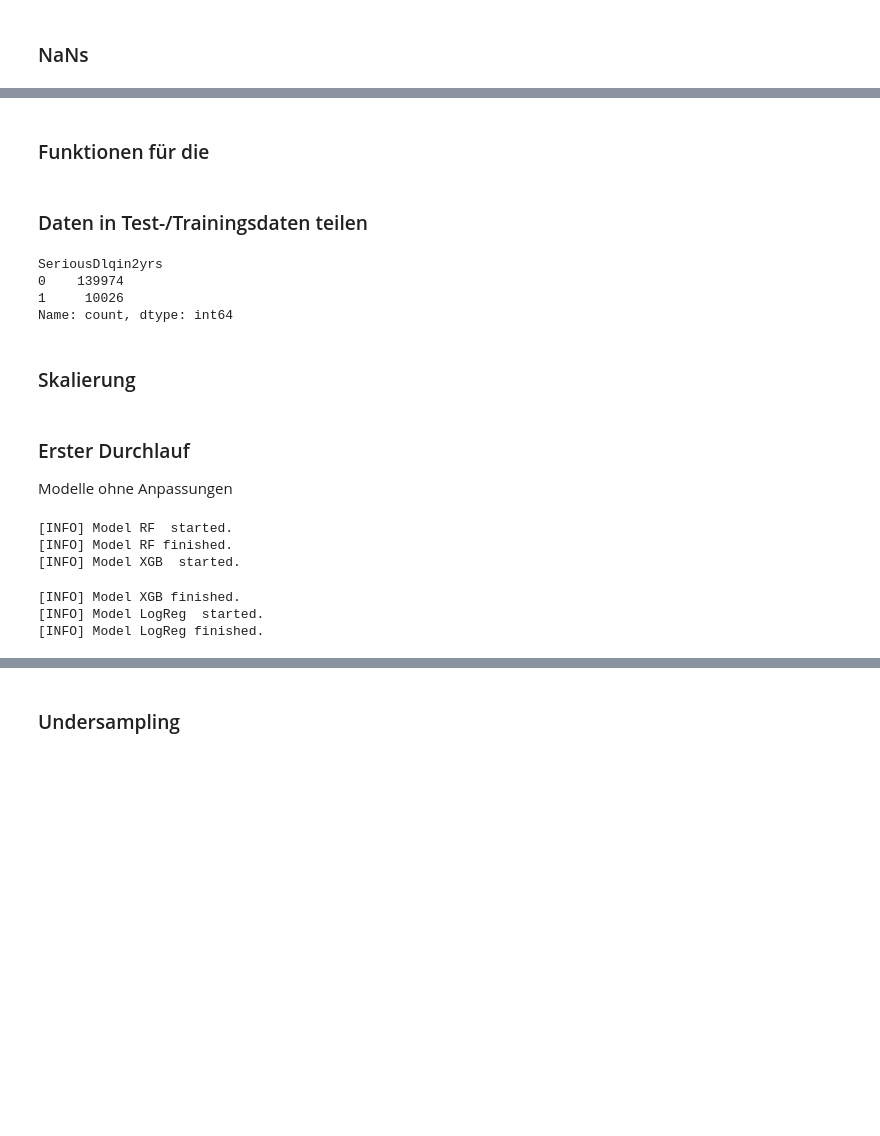
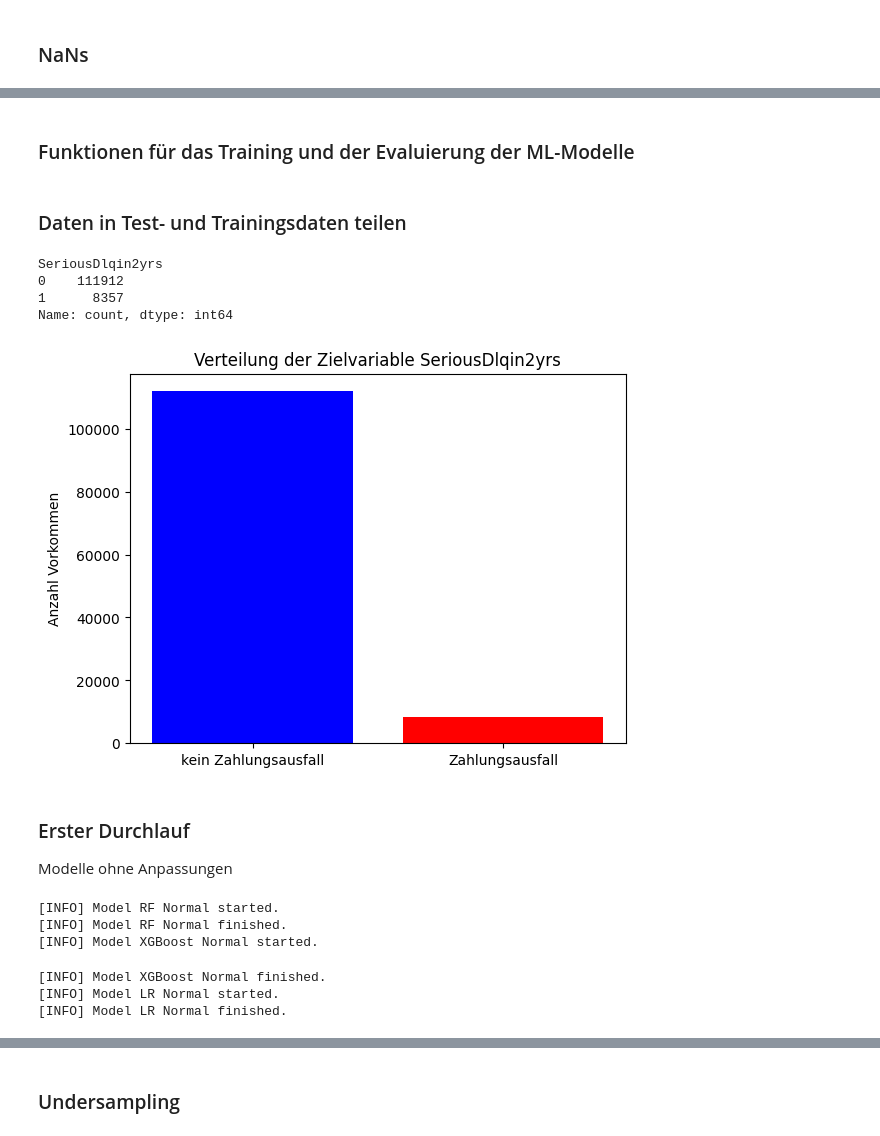
Before and after one commit to juliisch/MALE01, a Jupyter notebook: MALE01_ImbalancedData_JuliaSchmid.ipynb, the cells around one changed output, grey strips where cells are left out. Cells and saved outputs as stored; diff of their text form; code cells hidden in the pictures; blank space fills up the shorter version.

Commit message:
Anpassungen

```diff
--- a/MALE01_ImbalancedData_JuliaSchmid.ipynb
+++ b/MALE01_ImbalancedData_JuliaSchmid.ipynb
@@ -156,8 +132,0 @@ dtype: int64
-# %%
-# Überarbeiten!!!!!!!!
-
-df['MonthlyIncome'].fillna(df['MonthlyIncome'].median(), inplace=True)
-df['MonthlyIncome'] = df['MonthlyIncome'].astype(int)
-
-df['NumberOfDependents'].fillna(df['NumberOfDependents'].median(), inplace=True)
-df['NumberOfDependents'] = df['NumberOfDependents'].astype(int)
@@ -219,3 +146,3 @@ df_copy = df
-# %% [markdown]
-### Funktionen für die
+# %% [markdown]
+### Funktionen für das Training und der Evaluierung der ML-Modelle
 # %%
@@ -286,13 +247,25 @@ def runAndPredict(X_train, y_train, X_test, y_test, df_result, model_kind, balan
 
     return df_result, roc_data_dict
 # %% [markdown]
-### Daten in Test-/Trainingsdaten teilen
+### Daten in Test- und Trainingsdaten teilen
 # %%
-# Verteilung der Zielvariabel
-df['SeriousDlqin2yrs'].value_counts()
+# Ausgabe der Verteilung der Zielvariable SeriousDlqin2yrs
+count_label = df['SeriousDlqin2yrs'].value_counts()
+count_label
 # %% [output]
 SeriousDlqin2yrs
-0    139974
-1     10026
+0    111912
+1      8357
 Name: count, dtype: int64
+# %%
+# Grafik: Verteilung der Zielvariable SeriousDlqin2yrs
+plt.bar(count_label.index, count_label.values, color=['blue', 'red'])
+plt.xlabel('')
+plt.ylabel('Anzahl Vorkommen')
+plt.title('Verteilung der Zielvariable SeriousDlqin2yrs')
+plt.xticks(count_label.index)
+plt.xticks(ticks=[0, 1], labels=["kein Zahlungsausfall", "Zahlungsausfall"])
+plt.show()
+# %% [output]
+[figure, added]
 # %%
@@ -301,6 +274,4 @@ y = df['SeriousDlqin2yrs']
 X = df.loc[:,df.columns != 'SeriousDlqin2yrs']
 
 X_train, X_test, y_train, y_test = train_test_split(X, y, test_size = 0.2, random_state = 123)
-# %% [markdown]
-### Skalierung
 # %%
@@ -311,12 +283,13 @@ X_test_scaled = scaler.transform(X_test)
 ### Erster Durchlauf
 Modelle ohne Anpassungen
 # %%
-df_result, roc_data = runAndPredict(X_train_scaled, y_train, X_test_scaled, y_test, df_result, '' )
+# Anwendung der Funktion runAndPredict ohne Anpassungenm
+df_result, roc_data = runAndPredict(X_train_scaled, y_train, X_test_scaled, y_test, df_result, 'Normal' )
 # %% [output]
-[INFO] Model RF  started.
-[INFO] Model RF finished.
-[INFO] Model XGB  started.
+[INFO] Model RF Normal started.
+[INFO] Model RF Normal finished.
+[INFO] Model XGBoost Normal started.
-[INFO] Model XGB finished.
-[INFO] Model LogReg  started.
-[INFO] Model LogReg finished.
+[INFO] Model XGBoost Normal finished.
+[INFO] Model LR Normal started.
+[INFO] Model LR Normal finished.
 # %% [markdown]
```
Also changed, not shown: parts of 44 cells of this notebook, 6 other files.
